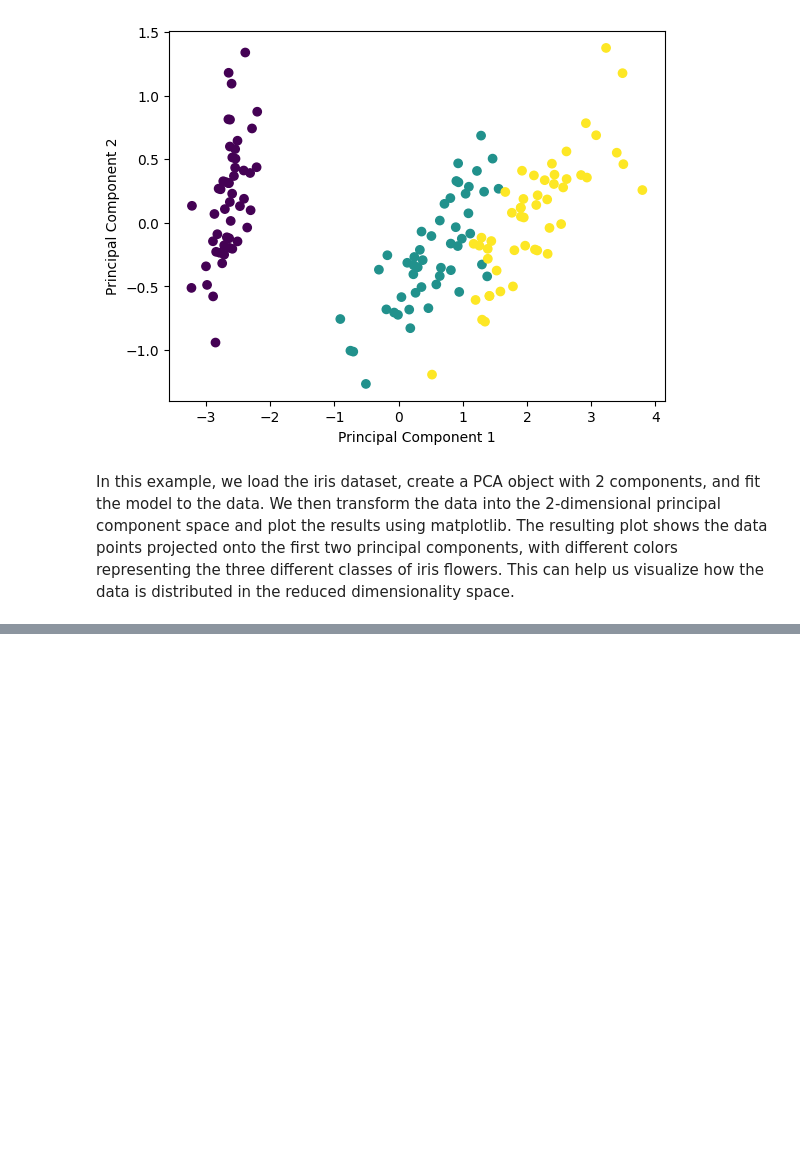
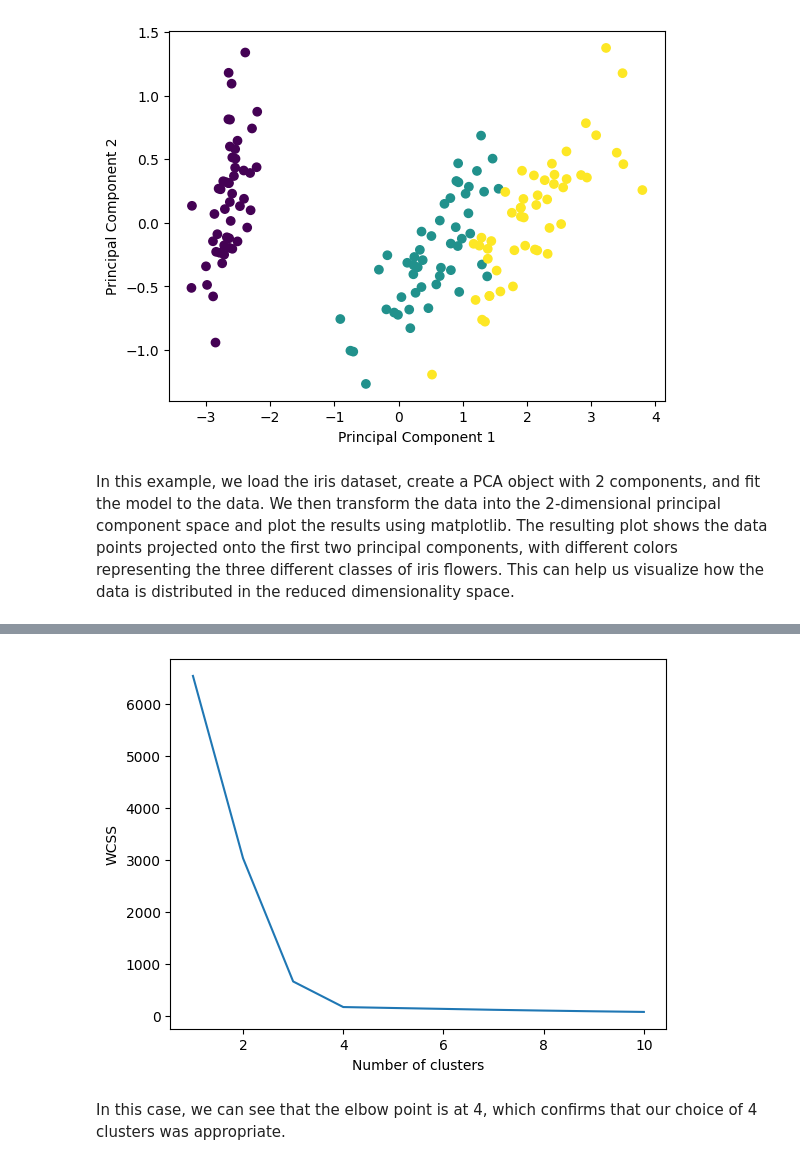
Before and after one commit to chaidosa/100-days-of-DS, a Jupyter notebook: Day_11_to_15.ipynb, the cells around one changed output, grey strips where cells are left out. Cells and saved outputs as stored; diff of their text form; code cells hidden in the pictures; blank space fills up the shorter version.

```diff
--- a/Day_11_to_15.ipynb
+++ b/Day_11_to_15.ipynb
@@ -53,0 +142,14 @@ In this example, we load the iris dataset, create a PCA object with 2 components
+# %%
+wcss = []
+for i in range(1, 11):
+    kmeans = KMeans(n_clusters=i)
+    kmeans.fit(X)
+    wcss.append(kmeans.inertia_)
+plt.plot(range(1, 11), wcss)
+plt.xlabel('Number of clusters')
+plt.ylabel('WCSS')
+plt.show()
+# %% [output]
+[figure, added]
+# %% [markdown]
+In this case, we can see that the elbow point is at 4, which confirms that our choice of 4 clusters was appropriate.
```
Also changed, not shown: parts of 20 cells of this notebook.
